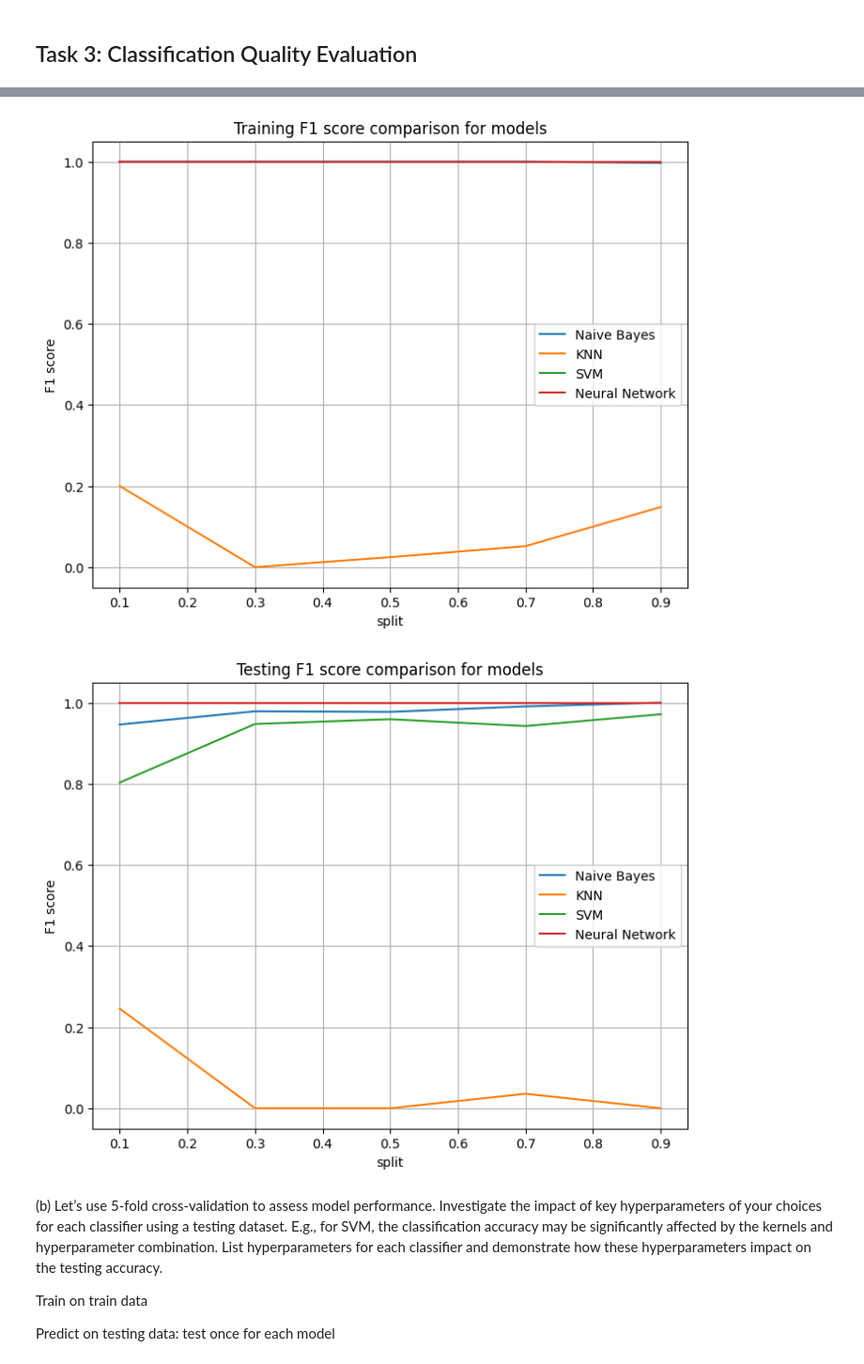
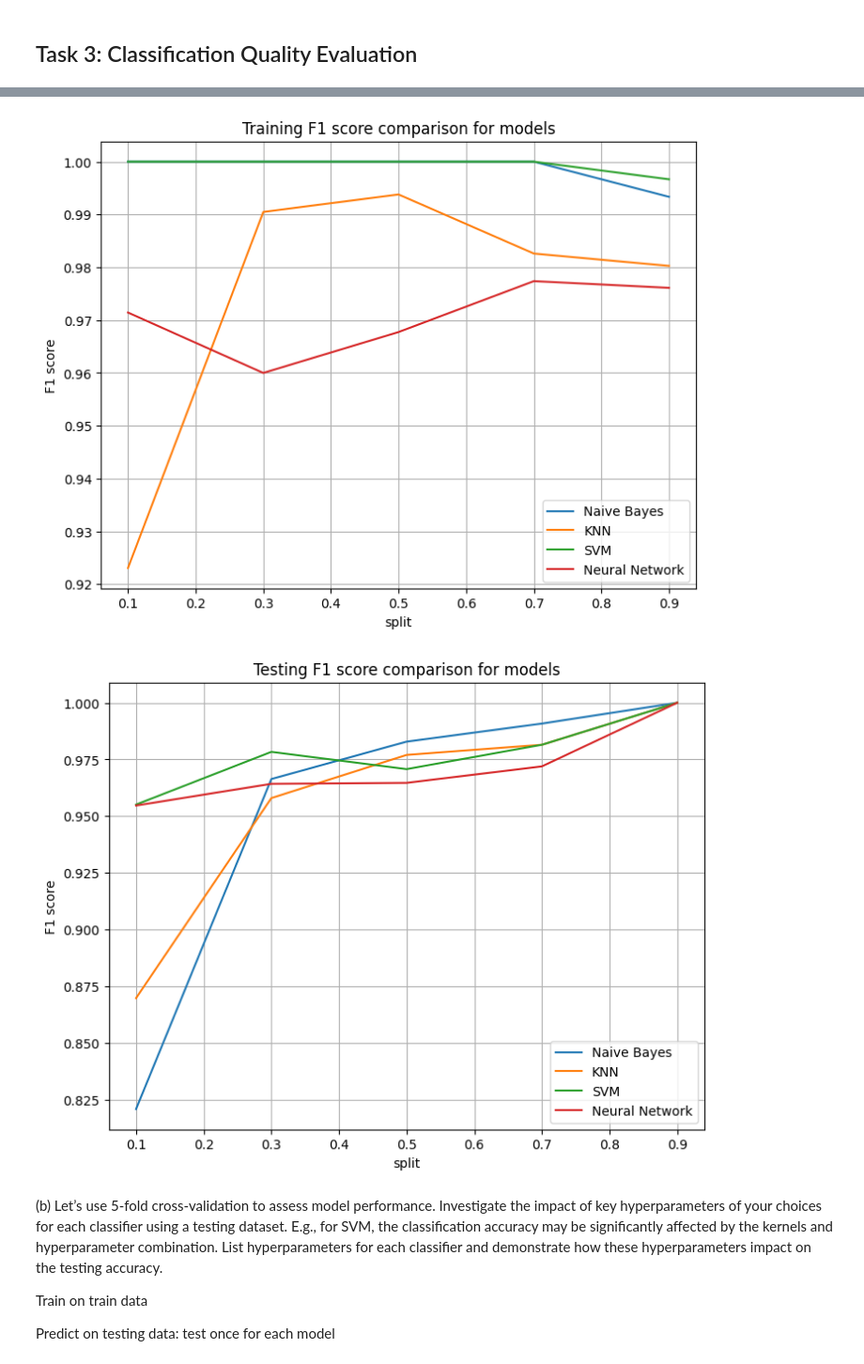
Before and after one commit to jeffcct/Tutorial-5, a Jupyter notebook: Assignment/draft.ipynb, the cells around one changed output, grey strips where cells are left out. Shown at 94% size. Drawn from its saved outputs; the diff is of its cells as text; code cells hidden in the pictures.

Commit message:
changed the used models for task 3

```diff
--- a/Assignment/draft.ipynb
+++ b/Assignment/draft.ipynb
@@ -942,9 +942,10 @@ warnings.warn = warn
 
 splits = [0.1, 0.3, 0.5, 0.7, 0.9]
 
-models = {"Naive Bayes": NBmodel, "KNN": knn_best, "SVM": linear_svm, "Neural Network": mlp}
+models = {"Naive Bayes": NBmodel, "KNN": knn_best_tfidf, "SVM": linear_svm_best_all, "Neural Network": mlp}
 
-all_data = X_train_count
+all_data = X_train_tfidf
+print(all_data)
 all_labels = y_train
 
 results_train = {}
@@ -1017,5 +1018,5 @@ Neural Network model: with split = 0.9 scores result: 1.0
-[figure, old version]
+[figure, new version]
-[figure, old version]
+[figure, new version]
 # %% [markdown]
 (b) Let’s use 5-fold cross-validation to assess model performance. Investigate the impact of key
 hyperparameters of your choices for each classifier using a testing dataset. E.g., for SVM, the
```
Also changed, not shown: parts of 2 cells of this notebook.
